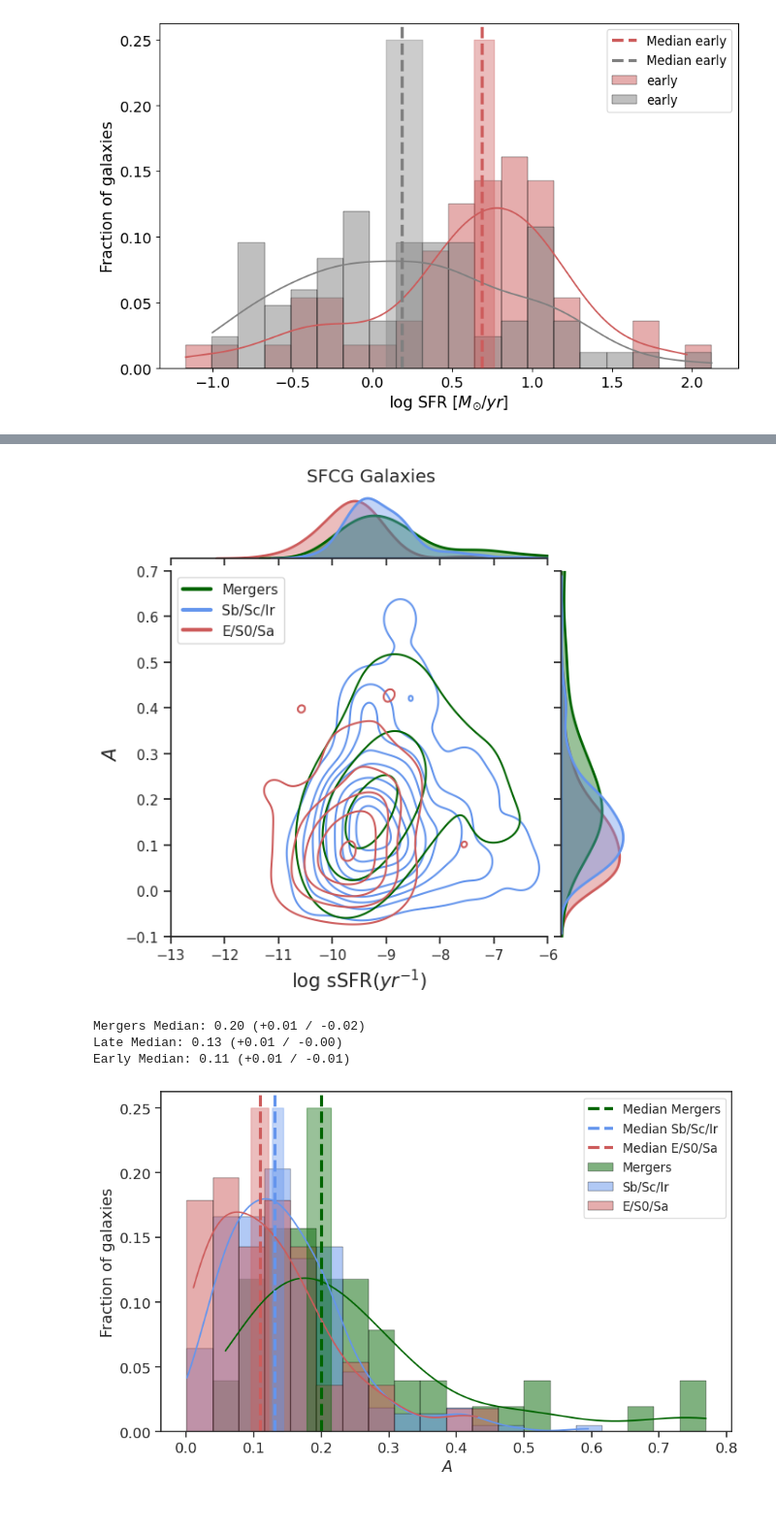
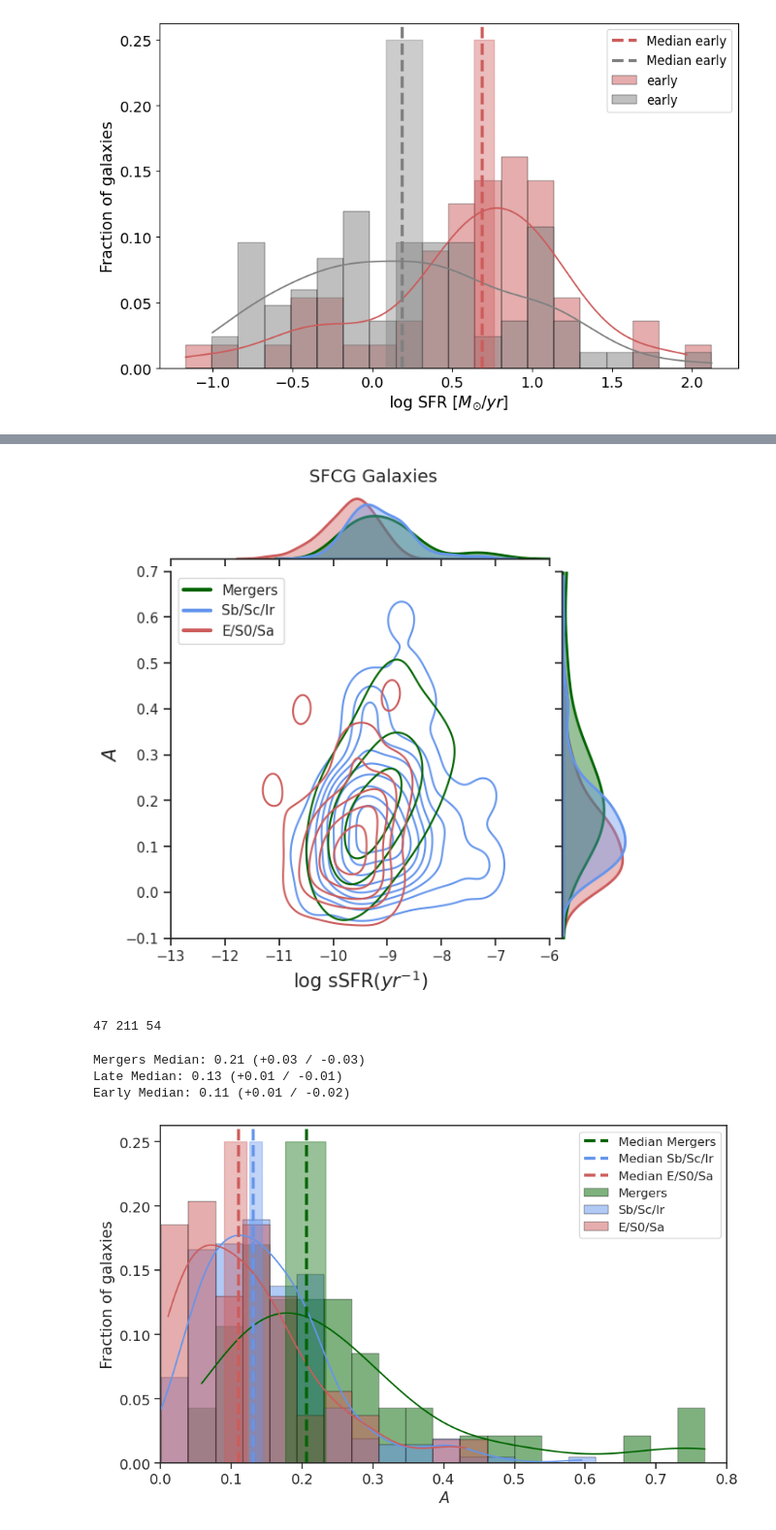
Before and after one commit to Siortiz/Astromorphlib-SFCGs, a Jupyter notebook: Astromorphlib_SFCGs.ipynb, the cells around one changed output, grey strips where cells are left out. Shown at 97% size. Drawn from its saved outputs; the diff is of its cells as text; code cells hidden in the pictures.

```diff
--- a/Astromorphlib_SFCGs.ipynb
+++ b/Astromorphlib_SFCGs.ipynb
@@ -983,7 +985,7 @@ mascara = [
 # Filtrar la tabla usando la máscara
 sfr_decals = sfr_decals[mascara]
 sfr_decals = sfr_decals[sfr_decals['log_sSFR'] > -50]
-sfr_decals = sfr_decals[(sfr_decals['A'] != 100) & (sfr_decals['A'] > 0)]
+#sfr_decals = sfr_decals[(sfr_decals['A'] != 100) & (sfr_decals['A'] > 0)]
 
 sfr_decals['RE_g'] = sfr_decals['RE_g']*0.262
 sfr_decals['RE_r'] = sfr_decals['RE_r']*0.262
@@ -1077,6 +1079,9 @@ sfr_cs_blue['RE_r(kpc)'] = (sfr_cs_blue['RE_r']*sfr_cs_blue['Distance (Mpc)'])/2
 sfr_cs_blue['e_RE_r(kpc)'] = (sfr_cs_blue['e_RE_r']*sfr_cs_blue['Distance (Mpc)'])/206.265
 sfr_cs_blue['RE_i(kpc)'] = (sfr_cs_blue['RE_i']*sfr_cs_blue['Distance (Mpc)'])/206.265
 sfr_cs_blue['RE_z(kpc)'] = (sfr_cs_blue['RE_z']*sfr_cs_blue['Distance (Mpc)'])/206.265
+# %%
+sfr_decals = sfr_decals[(sfr_decals['stellar_mass_phot_i']>7.9) & (sfr_decals['stellar_mass_phot_i']<12)]
+sfr_cs_blue = sfr_cs_blue[(sfr_cs_blue['stellar_mass_phot_i']>7.9) & (sfr_cs_blue['stellar_mass_phot_i']<12)]
 # %%
 merger_galaxies = sfr_decals[sfr_decals['Tipo'] == 'Merger']
 late_galaxies = sfr_decals[sfr_decals['Tipo'] == 'Late']
@@ -1534,5 +1539,6 @@ Early Median: -9.81 (+0.09 / -0.08)
 # %%
 from matplotlib.lines import Line2D
+sfr_decals = sfr_decals[(sfr_decals['A'] < 90) & (sfr_decals['A'] > 0)]
 
 # Ignorar los warnings
 warnings.filterwarnings("ignore")
@@ -1702,7 +1708,18 @@ g.fig.subplots_adjust(top=0.93)  # Ajustar para que el título no se superponga
 # Mostrar el gráfico
 plt.show()
 # %% [output]
-[figure, old version]
+[figure, new version]
+# %%
+merger_galaxies = sfr_decals[sfr_decals['Tipo'] == 'Merger']
+late_galaxies = sfr_decals[sfr_decals['Tipo'] == 'Late']
+early_galaxies = sfr_decals[sfr_decals['Tipo'] == 'Early']
+
+merger_galaxies_cs = sfr_cs_blue[sfr_cs_blue['Tipo'] == 'Merger']
+late_galaxies_cs = sfr_cs_blue[sfr_cs_blue['Tipo'] == 'Late']
+early_galaxies_cs = sfr_cs_blue[sfr_cs_blue['Tipo'] == 'Early']
+print(len(merger_galaxies), len(late_galaxies), len(early_galaxies))
+# %% [output]
+47 211 54
 # %%
 # Ignorar los warnings
 warnings.filterwarnings("ignore")
@@ -1731,37 +1748,38 @@ plt.figure(figsize=(10, 6))
 # Histogramas
 sns.histplot(assymetry_mergers, kde=True, stat='probability', alpha=0.5, bins=bin_edges,
              color='darkgreen', label='Mergers', edgecolor='black', linewidth=0.3)
 sns.histplot(assymetry_late, kde=True, stat='probability', alpha=0.5, bins=bin_edges,
              color='cornflowerblue', label='Sb/Sc/Ir', edgecolor='black', linewidth=0.3)
 sns.histplot(assymetry_early, kde=True, stat='probability', alpha=0.5, bins=bin_edges,
              color='indianred', label='E/S0/Sa', edgecolor='black', linewidth=0.3)
 
 plt.axvline(median_mergers, color='darkgreen', linestyle='--', linewidth=3, label='Median Mergers')
 plt.fill_betweenx(y=[0, 0.25], x1=median_mergers - err_low_mergers, x2=median_mergers + err_high_mergers,
                   color='darkgreen', alpha=0.4)
 plt.axvline(median_late, color='cornflowerblue', linestyle='--', linewidth=3, label='Median Sb/Sc/Ir')
 plt.fill_betweenx(y=[0, 0.25], x1=median_late - err_low_late, x2=median_late + err_high_late,
                   color='cornflowerblue', alpha=0.4)
 plt.axvline(median_early, color='indianred', linestyle='--', linewidth=3, label='Median E/S0/Sa')
 plt.fill_betweenx(y=[0, 0.25], x1=median_early - err_low_early, x2=median_early + err_high_early,
                   color='indianred', alpha=0.4)
 
 # Etiquetas y título
 plt.xlabel('$A$', fontsize=15)
 plt.ylabel('Fraction of galaxies', fontsize=15)
 plt.xticks(size=14)
 plt.yticks(size=14)
+plt.xlim(0, 0.8)
 
 # Leyenda
 plt.legend(fontsize=12)
 
 # Mostrar gráfico
 plt.show()
 # %% [output]
-Mergers Median: 0.20 (+0.01 / -0.02)
-Late Median: 0.13 (+0.01 / -0.00)
-Early Median: 0.11 (+0.01 / -0.01)
+Mergers Median: 0.21 (+0.03 / -0.03)
+Late Median: 0.13 (+0.01 / -0.01)
+Early Median: 0.11 (+0.01 / -0.02)
-[figure, old version]
+[figure, new version]
 # %%
 # Ignorar los warnings
 warnings.filterwarnings("ignore")
```
Also changed, not shown: parts of 16 cells of this notebook.
